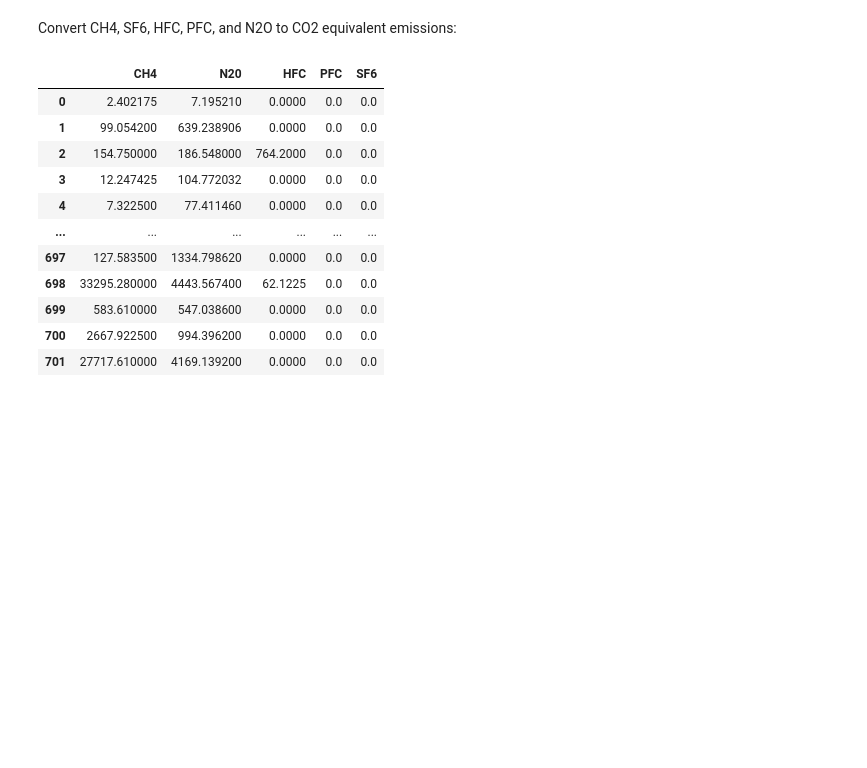
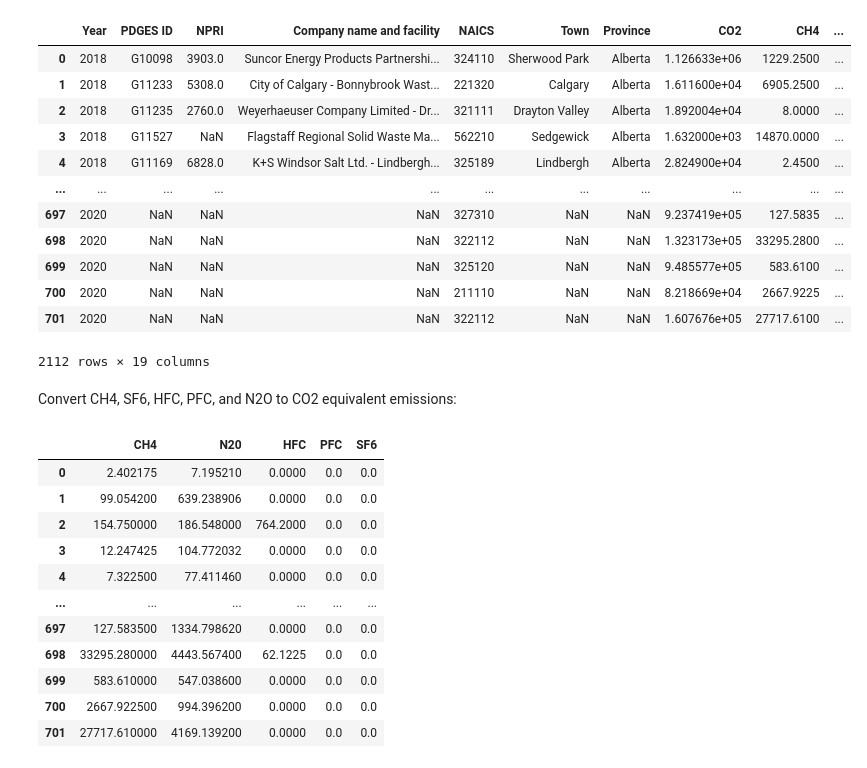
Before and after one commit to EricLi35/SPE-Calgary-GHG-Emissions, a Jupyter notebook: GHG_Calculator_SPE_Calgary.ipynb, the cells around one changed output. Cells and saved outputs as stored; diff of their text form; code cells hidden in the pictures; blank space fills up the shorter version.

Commit message:
Refactored dataframe concatenation

```diff
--- a/GHG_Calculator_SPE_Calgary.ipynb
+++ b/GHG_Calculator_SPE_Calgary.ipynb
@@ -32,3 +6,29 @@ finaldata
+# %%
+dataframes = []
+
+for year in range(2018, 2021):
+    data = pd.read_csv(f'./data/Greenhouse Gas Emissions_{year}.csv')
+    if 'HFCs' in data.columns:
+        data.rename(columns={'HFCs': 'HFC', 'PFCs': 'PFC'}, inplace=True)
+    dataframes.append(data)
+
+finaldata = pd.concat(dataframes)
+
+finaldata
+# %% [output]
+|  | Year | PDGES ID | NPRI | Company name and facility | NAICS | Town | Province | CO2 | CH4 | ... |
+| 0 | 2018 | G10098 | 3903.0 | Suncor Energy Products Partnershi... | 324110 | Sherwood Park | Alberta | 1.126633e+06 | 1229.2500 | ... |
+| 1 | 2018 | G11233 | 5308.0 | City of Calgary - Bonnybrook Wast... | 221320 | Calgary | Alberta | 1.611600e+04 | 6905.2500 | ... |
+| 2 | 2018 | G11235 | 2760.0 | Weyerhaeuser Company Limited - Dr... | 321111 | Drayton Valley | Alberta | 1.892004e+04 | 8.0000 | ... |
+| 3 | 2018 | G11527 | NaN | Flagstaff Regional Solid Waste Ma... | 562210 | Sedgewick | Alberta | 1.632000e+03 | 14870.0000 | ... |
+| 4 | 2018 | G11169 | 6828.0 | K+S Windsor Salt Ltd. - Lindbergh... | 325189 | Lindbergh | Alberta | 2.824900e+04 | 2.4500 | ... |
+| ... | ... | ... | ... | ... | ... | ... | ... | ... | ... | ... |
+| 697 | 2020 | NaN | NaN | NaN | 327310 | NaN | NaN | 9.237419e+05 | 127.5835 | ... |
+| 698 | 2020 | NaN | NaN | NaN | 322112 | NaN | NaN | 1.323173e+05 | 33295.2800 | ... |
+| 699 | 2020 | NaN | NaN | NaN | 325120 | NaN | NaN | 9.485577e+05 | 583.6100 | ... |
+| 700 | 2020 | NaN | NaN | NaN | 211110 | NaN | NaN | 8.218669e+04 | 2667.9225 | ... |
+| 701 | 2020 | NaN | NaN | NaN | 322112 | NaN | NaN | 1.607676e+05 | 27717.6100 | ... |
+2112 rows × 19 columns
 # %% [markdown]
 Convert CH4, SF6, HFC, PFC, and N2O to CO2 equivalent emissions:
 # %%
```
Also changed, not shown: parts of 1 cell of this notebook.
